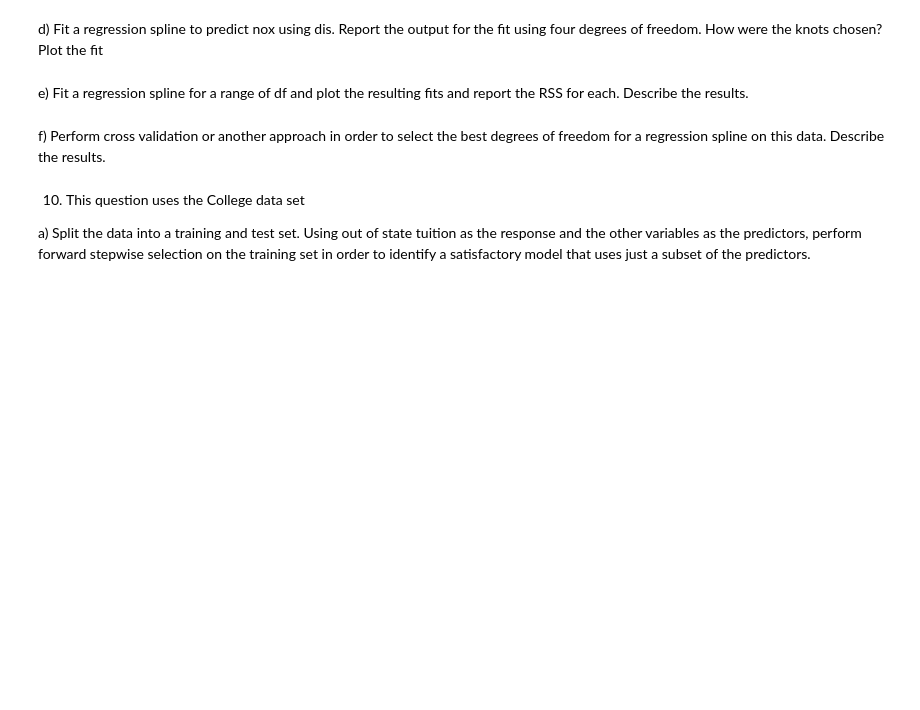
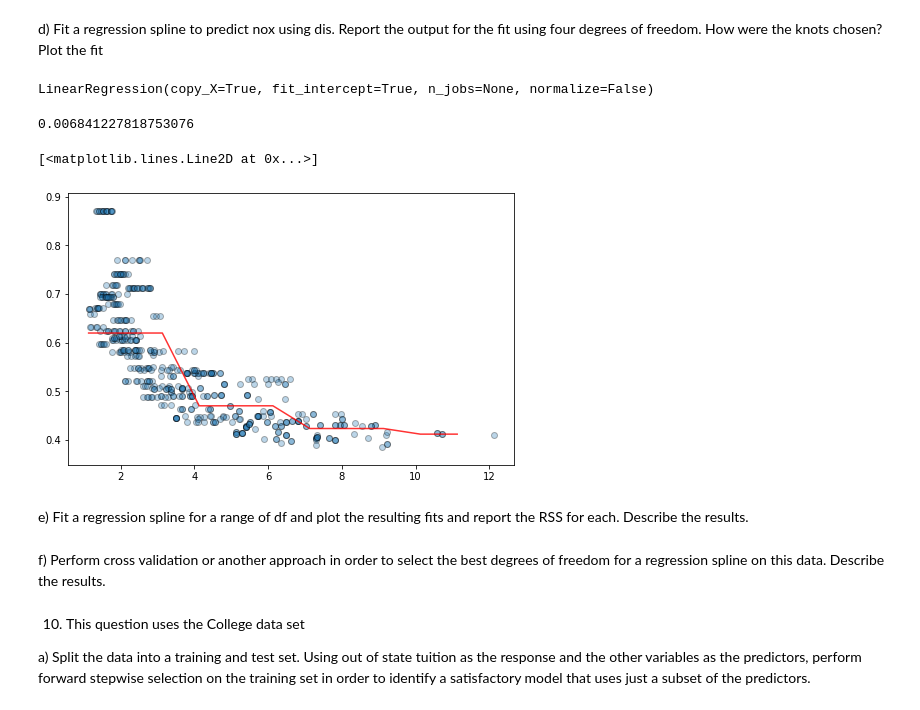
Before and after one commit to joepollastrini/Introduction-to-Statistical-Learning-Exercises, a Jupyter notebook: Chapter 7/Applied Exercises.ipynb, the cells around one changed output. Cells and saved outputs as stored; diff of their text form; code cells hidden in the pictures; blank space fills up the shorter version.

```diff
--- a/Chapter 7/Applied Exercises.ipynb
+++ b/Chapter 7/Applied Exercises.ipynb
@@ -15,5 +303,39 @@ c)  Perform cross validation to select the optimal degree for the polynomial and
 # %% [markdown]
 d) Fit a regression spline to predict nox using dis.  Report the output for the fit using four degrees of freedom.  How were the knots chosen?  Plot the fit
+# %%
+# split data into bins
+cut, bins = pd.cut(boston['dis'], 4, retbins=True, right=True)
+
+steps = pd.concat([boston['dis'], cut, boston['nox']], keys=['dis', 'cuts', 'nox'], axis=1)
+dummies = pd.get_dummies(cut)
+# %%
+x = dummies.drop(dummies.columns[0], axis=1)
+# %%
+mod = linreg()
+model = cross_validate(mod, x, boston['nox'], cv=5)
+mod.fit(x, boston['nox'])
+# %% [output]
+LinearRegression(copy_X=True, fit_intercept=True, n_jobs=None, normalize=False)
+# %%
+from sklearn.metrics import mean_squared_error
+mean_squared_error(boston['nox'], mod.predict(x))
+# %% [output]
+0.006841227818753076
+# %%
+from sklearn.preprocessing import PolynomialFeatures
+
+fig, ax1 = plt.subplots(1,1, figsize = (8,5));
+ax1.scatter(boston.dis, boston.nox, edgecolor='k', alpha=0.3);
+
+x_grid = np.arange(boston.dis.min(), boston.dis.max()).reshape(-1,1)
+mapping = np.digitize(x_grid.ravel(), bins)
+forPred = pd.get_dummies(mapping).drop(1, axis=1)
+
+preds = mod.predict(forPred)
+ax1.plot(x_grid, preds, color='r', alpha=.8)
+# %% [output]
+[<matplotlib.lines.Line2D at 0x...>]
+[figure, added]
 # %% [markdown]
 e) Fit a regression spline for a range of df and plot the resulting fits and report the RSS for each.  Describe the results.
 # %% [markdown]
```
Also changed, not shown: parts of 68 cells of this notebook, 3 other files.
